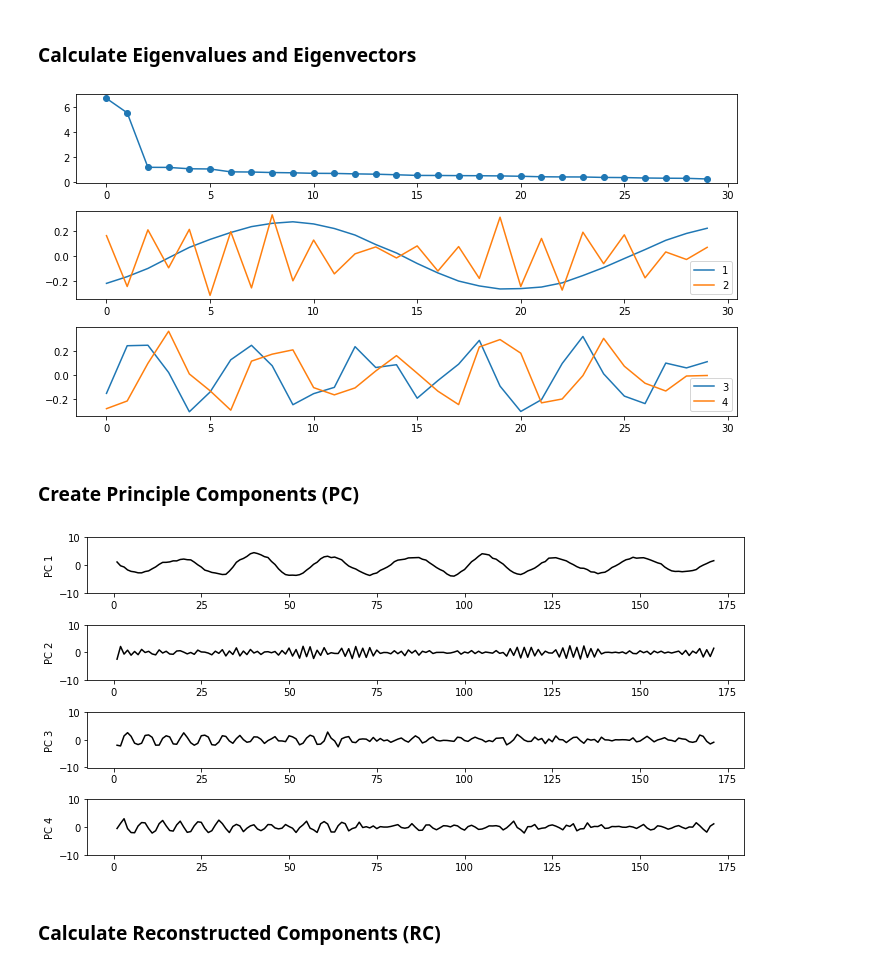
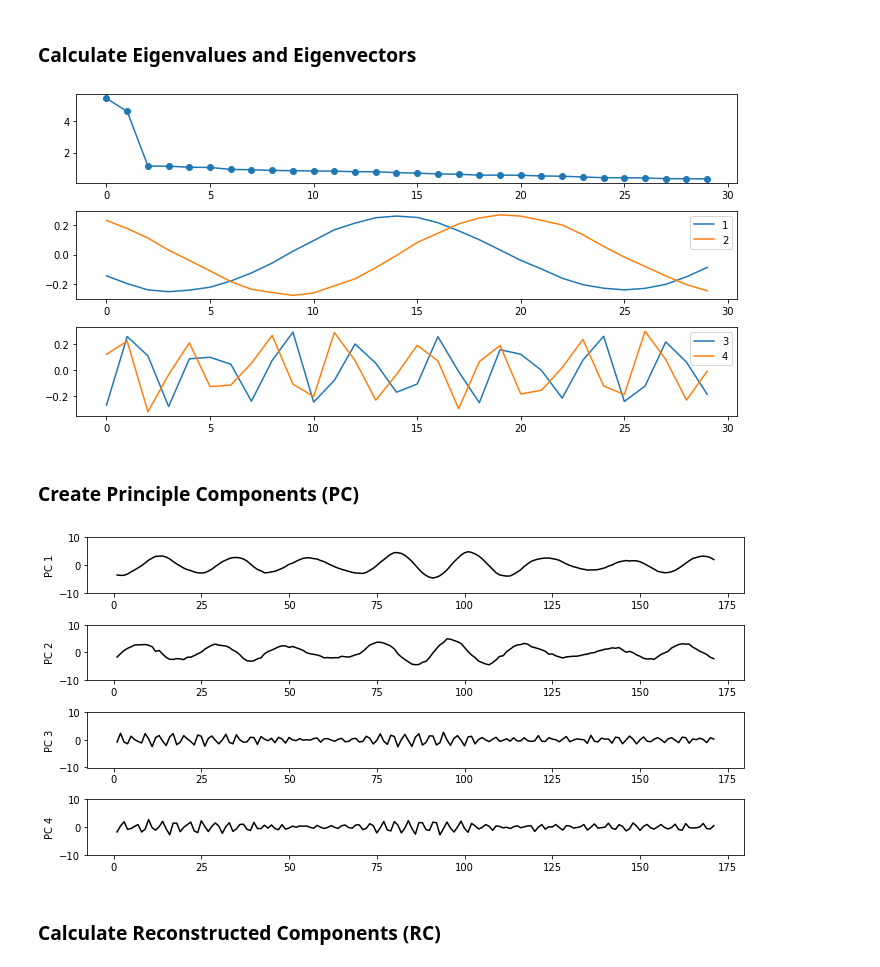
Before and after one commit to Saikat299792458/EE4000, a Jupyter notebook: SSA.ipynb, the cells around one changed output. Cells and saved outputs as stored; diff of their text form; code cells hidden in the pictures.

```diff
--- a/SSA.ipynb
+++ b/SSA.ipynb
@@ -57,38 +57,38 @@ C = Cemb;
 # %%
 LAMBDA,RHO = np.linalg.eig(C);
 SI = np.flip(np.argsort(LAMBDA))
 LAMBDA = LAMBDA[SI]
 RHO = RHO[:, SI];
 
 
 plt.title('Eigenvectors RHO and eigenvalues LAMBDA')
 plt.subplot(3,1,1);
-plt.plot(SEIG,'o-');
+plt.plot(LAMBDA,'o-');
 plt.subplot(3,1,2);
-plt.plot(RHO[:,1], '-', label='1');
-plt.plot(RHO[:,2], '-', label='2');
+plt.plot(RHO[:,0], '-', label='1');
+plt.plot(RHO[:,1], '-', label='2');
 plt.legend();
 plt.subplot(3,1,3);
-plt.plot(RHO[:,3], '-', label='3');
-plt.plot(RHO[:,4], '-', label='4');
+plt.plot(RHO[:,2], '-', label='3');
+plt.plot(RHO[:,3], '-', label='4');
 plt.legend();
 plt.tight_layout()
 # %% [output]
-[figure, old version]
+[figure, new version]
 # %% [markdown]
 ### Create Principle Components (PC)
 # %%
 PC = Y @ RHO
 
 plt.title('Principal components PCs')
-for m in range(1, 5):
-    plt.subplot(4,1,m);
+for m in range(4):
+    plt.subplot(4,1,m + 1);
     plt.plot(t[0:N-M+1],PC[:,m],'k-');
-    plt.ylabel(f'PC {m}');
+    plt.ylabel(f'PC {m + 1}');
     plt.ylim(-10, 10);
 plt.tight_layout()
 # %% [output]
-[figure, old version]
+[figure, new version]
 # %% [markdown]
 ### Calculate Reconstructed Components (RC)
 # %%
```
Also changed, not shown: parts of 3 cells of this notebook.
